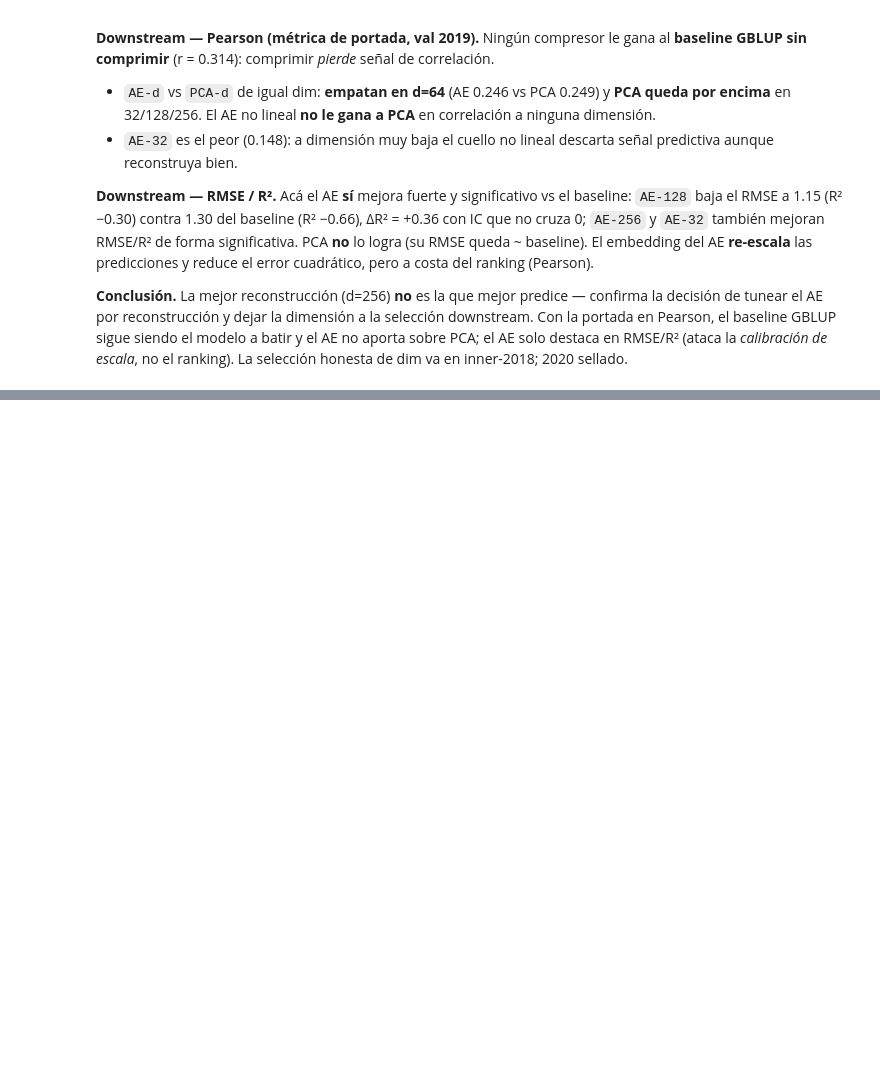
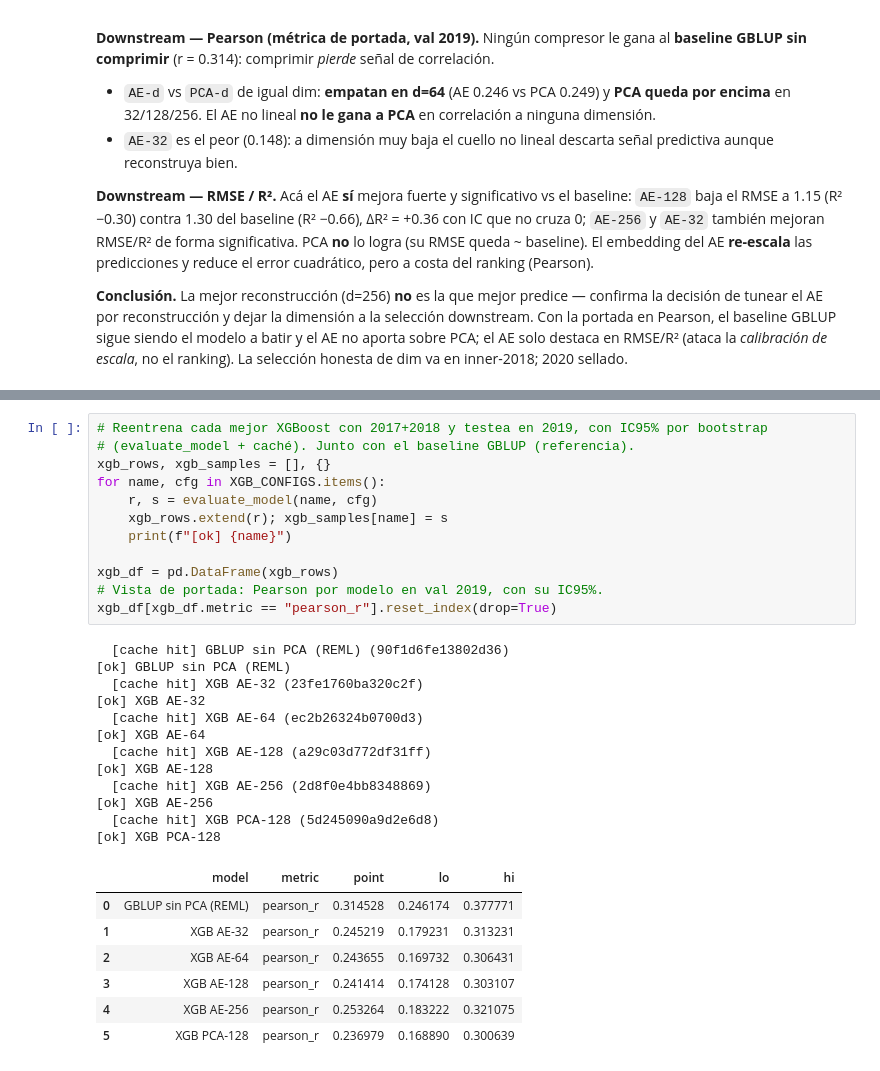
Before and after one commit to octavioromagnoli/maze-genomic-pred, a Jupyter notebook: notebooks/comparar_modelos_ci.ipynb, the cells around one changed output, grey strips where cells are left out. Drawn from its saved outputs; the diff is of its cells as text; blank space fills up the shorter version.

```diff
--- a/notebooks/comparar_modelos_ci.ipynb
+++ b/notebooks/comparar_modelos_ci.ipynb
@@ -488,0 +552,32 @@ escala*, no el ranking). La selección honesta de dim va en inner-2018; 2020 sel
+# %%
+# Reentrena cada mejor XGBoost con 2017+2018 y testea en 2019, con IC95% por bootstrap
+# (evaluate_model + caché). Junto con el baseline GBLUP (referencia).
+xgb_rows, xgb_samples = [], {}
+for name, cfg in XGB_CONFIGS.items():
+    r, s = evaluate_model(name, cfg)
+    xgb_rows.extend(r); xgb_samples[name] = s
+    print(f"[ok] {name}")
+
+xgb_df = pd.DataFrame(xgb_rows)
+# Vista de portada: Pearson por modelo en val 2019, con su IC95%.
+xgb_df[xgb_df.metric == "pearson_r"].reset_index(drop=True)
+# %% [output]
+  [cache hit] GBLUP sin PCA (REML) (90f1d6fe13802d36)
+[ok] GBLUP sin PCA (REML)
+  [cache hit] XGB AE-32 (23fe1760ba320c2f)
+[ok] XGB AE-32
+  [cache hit] XGB AE-64 (ec2b26324b0700d3)
+[ok] XGB AE-64
+  [cache hit] XGB AE-128 (a29c03d772df31ff)
+[ok] XGB AE-128
+  [cache hit] XGB AE-256 (2d8f0e4bb8348869)
+[ok] XGB AE-256
+  [cache hit] XGB PCA-128 (5d245090a9d2e6d8)
+[ok] XGB PCA-128
+|  | model | metric | point | lo | hi |
+| 0 | GBLUP sin PCA (REML) | pearson_r | 0.314528 | 0.246174 | 0.377771 |
+| 1 | XGB AE-32 | pearson_r | 0.245219 | 0.179231 | 0.313231 |
+| 2 | XGB AE-64 | pearson_r | 0.243655 | 0.169732 | 0.306431 |
+| 3 | XGB AE-128 | pearson_r | 0.241414 | 0.174128 | 0.303107 |
+| 4 | XGB AE-256 | pearson_r | 0.253264 | 0.183222 | 0.321075 |
+| 5 | XGB PCA-128 | pearson_r | 0.236979 | 0.168890 | 0.300639 |
```
Also changed, not shown: parts of 5 cells of this notebook, 2 other files.
